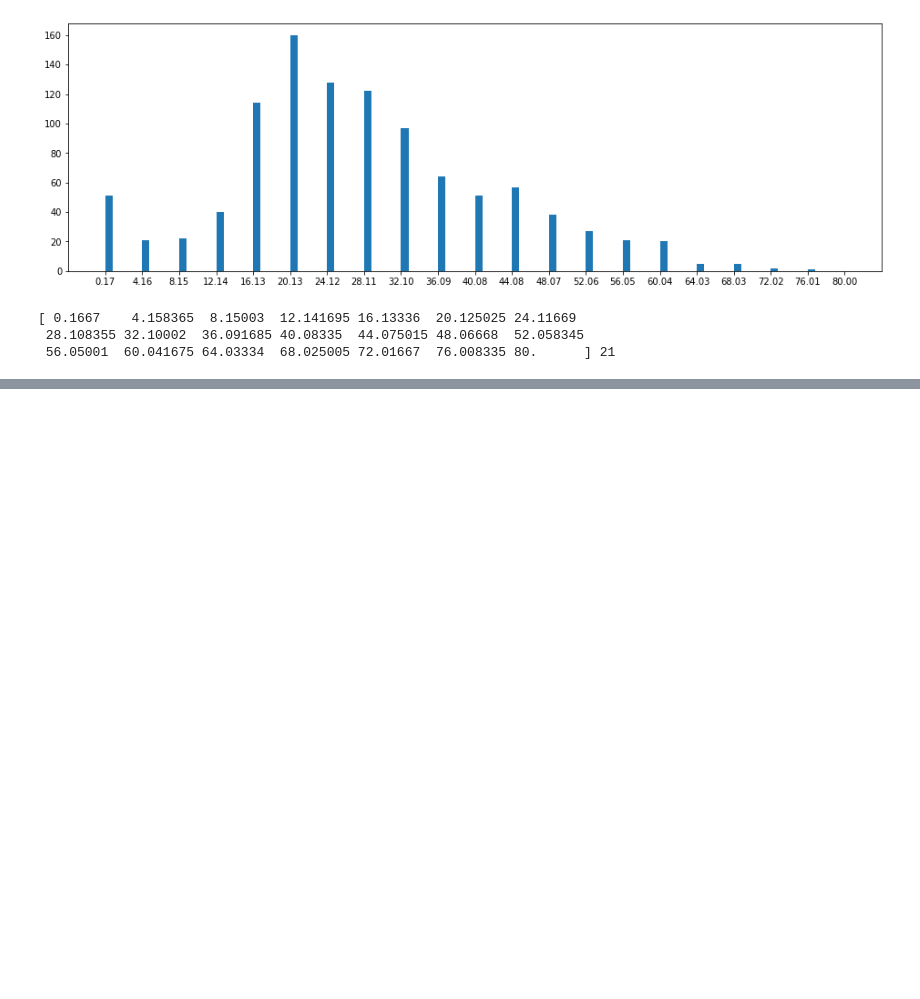
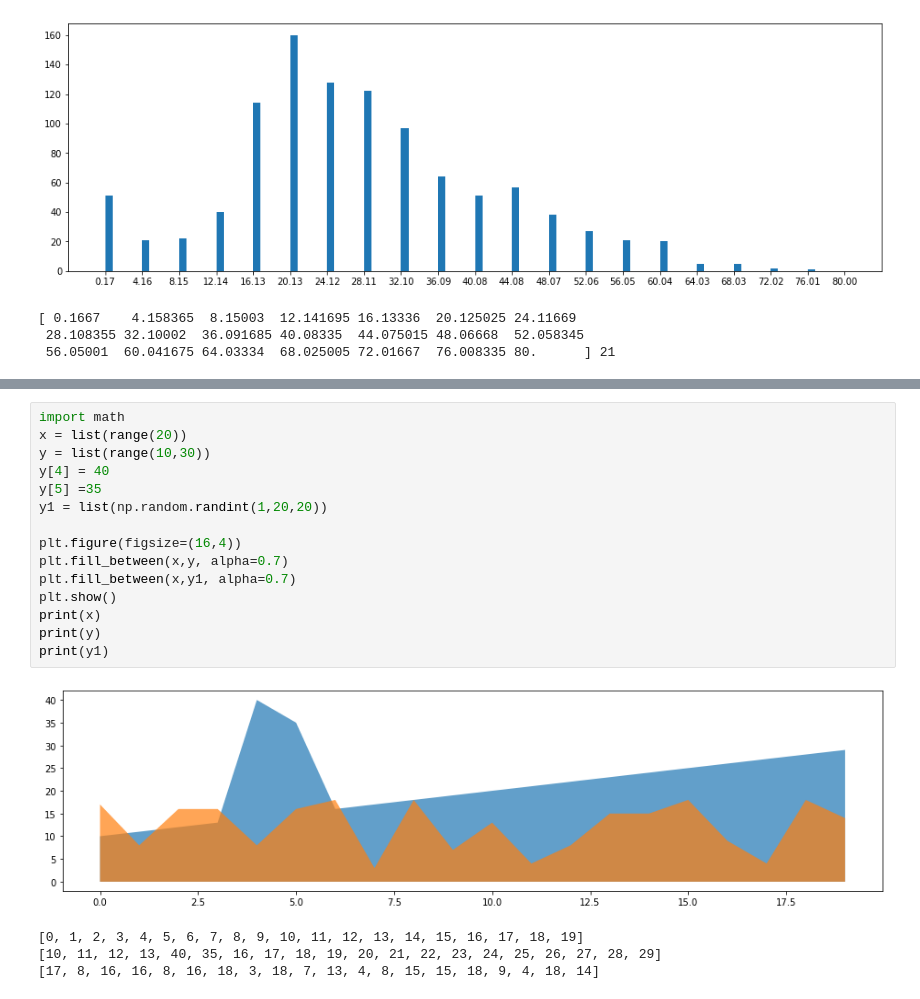
Before and after one commit to leangaurav/dsc_weekday_202005, a Jupyter notebook: Notebooks/S030Matplotlib.ipynb, the cells around one changed output, grey strips where cells are left out. Cells and saved outputs as stored; diff of their text form; blank space fills up the shorter version.

```diff
--- a/Notebooks/S030Matplotlib.ipynb
+++ b/Notebooks/S030Matplotlib.ipynb
@@ -219,0 +235,20 @@ print(r[1], len(r[1]))
+# %%
+import math
+x = list(range(20))
+y = list(range(10,30))
+y[4] = 40
+y[5] =35
+y1 = list(np.random.randint(1,20,20))
+
+plt.figure(figsize=(16,4))
+plt.fill_between(x,y, alpha=0.7)
+plt.fill_between(x,y1, alpha=0.7)
+plt.show()
+print(x)
+print(y)
+print(y1)
+# %% [output]
+[figure, added]
+[0, 1, 2, 3, 4, 5, 6, 7, 8, 9, 10, 11, 12, 13, 14, 15, 16, 17, 18, 19]
+[10, 11, 12, 13, 40, 35, 16, 17, 18, 19, 20, 21, 22, 23, 24, 25, 26, 27, 28, 29]
+[17, 8, 16, 16, 8, 16, 18, 3, 18, 7, 13, 4, 8, 15, 15, 18, 9, 4, 18, 14]
```
Also changed, not shown: parts of 18 cells of this notebook, 1 other file.
